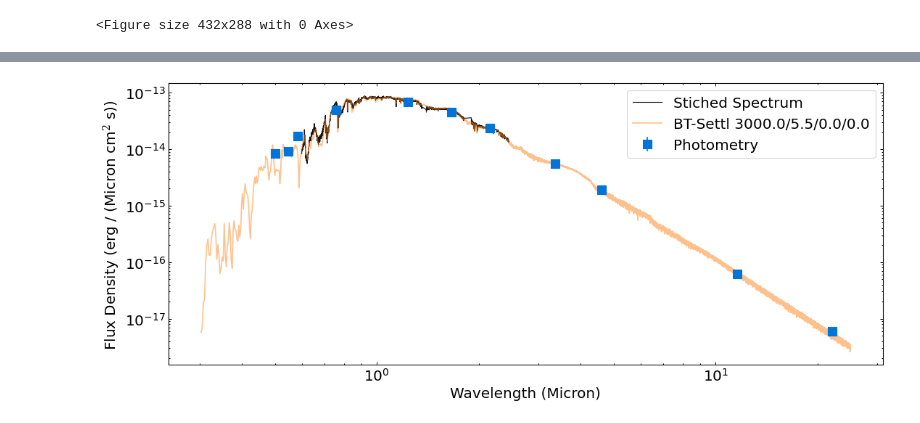
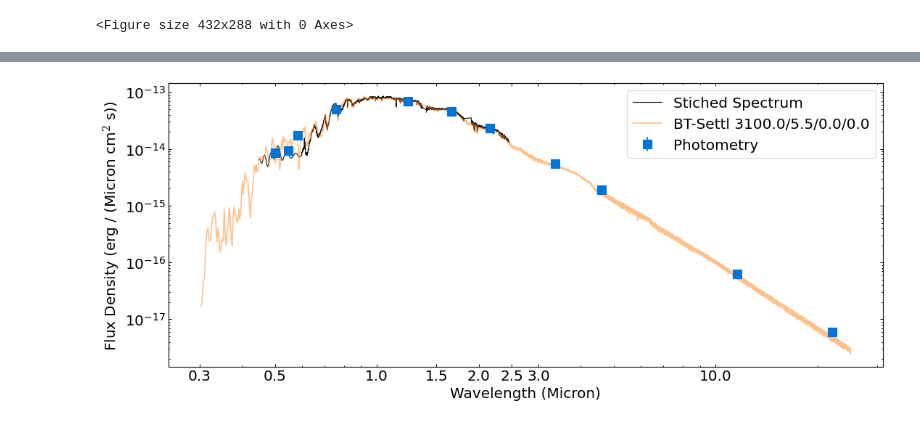
Before and after one commit to caganze/J1624, a Jupyter notebook: notebooks/SED Fitting.ipynb, the cells around one changed output, grey strips where cells are left out. Saved outputs shown, nothing was run; the diff lists cells and outputs as text; code cells hidden in the pictures.

Commit message:
Gaia DR3

```diff
--- a/notebooks/SED Fitting.ipynb
+++ b/notebooks/SED Fitting.ipynb
@@ -58,7 +61,7 @@ castar.add_photometry('2MASS.Ks', 8.154, 0.023)
 #gaia photometry
 #castar.add_photometry('PS1.g', 14.6207, 0.0012)
 castar.add_photometry('Gaia.G', 12.9, 0.0139)
-castar.add_photometry('Gaia.bp', 14.2129, 0.0045)
+castar.add_photometry('Gaia.bp', 14.18, 0.0045)
 castar.add_photometry('Gaia.rp', 11.0375, 0.0030)
 
 #add optical V band photometry
@@ -156,0 +152,8 @@ array([5.1563254e-10, 4.9582838e-10, 5.0257176e-10, ..., 1.3275316e-10,
+# %%
+gaia_data=pd.read_csv('../data/J1624_Gaiadr3.txt')
+gaia_mask=~np.logical_or(gaia_data.wavelength > 950, gaia_data.wavelength < 450)
+gaia_spec= Spectrum((gaia_data.wavelength.values[gaia_mask])/1000*u.micron,
+                    (gaia_data.flux.values[gaia_mask]*u.watt/(u.m**2*u.cm)).to(FLUX_UNITS),
+                    (gaia_data.flux_error.values[gaia_mask]*u.watt/(u.m**2*u.cm)).to(FLUX_UNITS))
+
+gaia_spec.flux_calibrate([16.94*u.pc, 0.036*u.pc], target_distance=10.*u.pc)
@@ -156,0 +162,11 @@ array([5.1563254e-10, 4.9582838e-10, 5.0257176e-10, ..., 1.3275316e-10,
+# %%
+#scale Gaia to KAST
+gaia_spec_splat=splat.Spectrum(wave=gaia_spec.wave, flux=gaia_spec.flux, \
+                               noise=gaia_spec.data[-1]*gaia_spec.flux_units)
+chi, scale= splat.compareSpectra(gaia_spec_splat, sred_splat, plot=True, comprange=[0.7, 0.8])
+sred_splat.scale(scale)
+
+
+red_opt=Spectrum(sred_splat.wave.value*u.micron,\
+                 sred_splat.flux.value*FLUX_UNITS, \
+                 sred_splat.noise.value*FLUX_UNITS)
@@ -167,6 +206,7 @@ array([5.1563254e-10, 4.9582838e-10, 5.0257176e-10, ..., 1.3275316e-10,
 # %%
 castar.add_spectrum(sxd)
 castar.add_spectrum(red_opt)
+castar.add_spectrum(gaia_spec)
 # %% [output]
 [sedkit] Spectrum 'New Spectrum' added with reference 'None'
 [sedkit] Spectrum 'New Spectrum' added with reference 'None'
@@ -337,32 +353,34 @@ fig, ax=plt.subplots(figsize=(14, 6))
 #ax.errorbar(castar.stitched_spectra[0].wave, castar.stitched_spectra[0].flux,
 #            yerr=castar.stitched_spectra[0].unc, fmt='.')
 #ax.plot(castar.stitched_spectra[-1].wave, castar.stitched_spectra[-1].flux, c='k', label='KAST Blue')
 ax.plot(castar.stitched_spectra[0].wave, castar.stitched_spectra[0].flux, c='#111111', lw=1, label='Stiched Spectrum')
 #ax.plot(castar.stitched_spectra[1].wave, castar.stitched_spectra[1].flux, c='#111111', lw=2,)
 #plt.plot(castar.app_phot_SED.wave, castar.app_phot_SED.flux)
 #plt.plot(castar.best_fit['BT-Settl phot']['spectrum'][0],
 #         castar.best_fit['BT-Settl phot']['spectrum'][-1] , \
 #         alpha=0.5, label='BT-Settl {}'.format(castar.__dict__['BT-Settl phot']), color='#FF851B')
 
 plt.plot(castar.best_fit['BT-Settl spec']['spectrum'][0],
          castar.best_fit['BT-Settl spec']['spectrum'][-1] , \
          alpha=0.5, label='BT-Settl {}'.format(castar.__dict__['BT-Settl spec']), color='#FF851B')
 
 ax.errorbar(castar._photometry['eff'].value,
              castar._photometry['app_flux'].value,
              yerr= castar._photometry['app_flux_unc'].value, fmt='s', \
             label='Photometry', ms=10, color='#0074D9')
 
 #ax.errorbar(castar._synthetic_photometry['eff'].value,
 #             castar._synthetic_photometry['app_flux'].value,
 #             yerr= castar._synthetic_photometry['app_flux_unc'].value, fmt='o', label='Synth Photometry')
 
 
 ax.set(xscale= 'log', yscale='log',
        xlabel='Wavelength (Micron)',
-       ylabel=r'Flux Density (erg / (Micron cm$^2$ s)) ')
+       ylabel=r'Flux Density (erg / (Micron cm$^2$ s)) ',
+      xticks=[ 0.3, 0.5, 1., 1.5, 2., 2.5, 3., 10.],
+      xticklabels=[0.3, 0.5, 1., 1.5, 2., 2.5, 3., 10.])
 plt.tight_layout()
 plt.legend(fontsize=18)
 plt.savefig(FIG_FOLDER+'/sed_fit.pdf')
 # %% [output]
-[figure, old version]
+[figure, new version]
```
Also changed, not shown: parts of 22 cells of this notebook, 58 other files.
